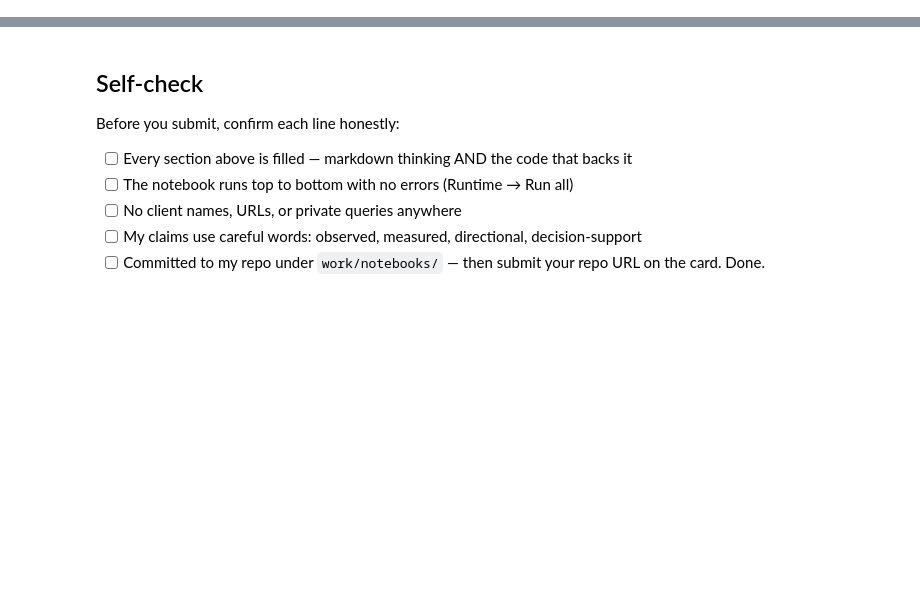
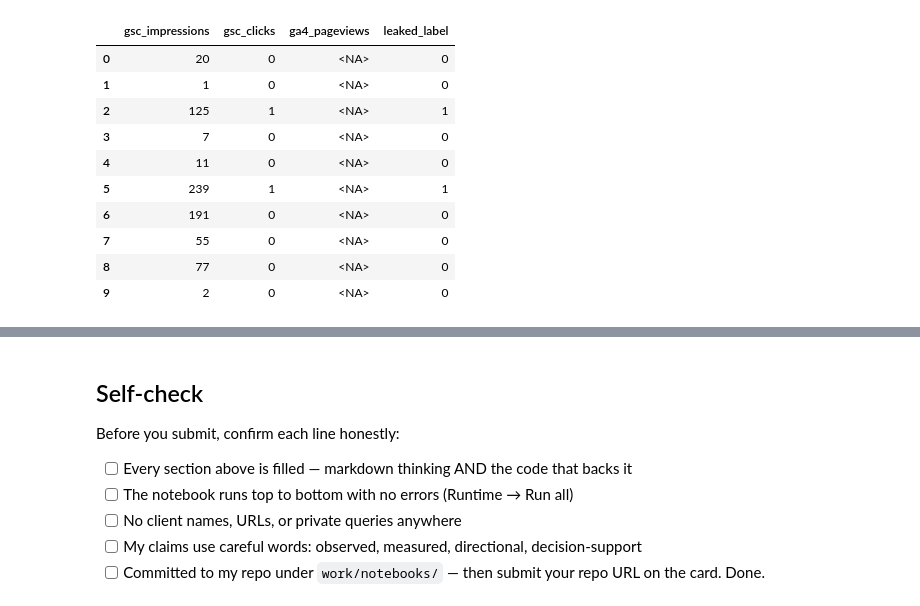
Before and after one commit to maryam884/flyrank-ml-internship, a Jupyter notebook: work/notebooks/w03_data_contract.ipynb, the cells around one changed output, grey strips where cells are left out. Cells and saved outputs as stored; diff of their text form; code cells hidden in the pictures; blank space fills up the shorter version.

```diff
--- a/work/notebooks/w03_data_contract.ipynb
+++ b/work/notebooks/w03_data_contract.ipynb
@@ -36,0 +300,30 @@ This skeleton is yours to fill. Work the sections **in order** — each one has
+# %%
+demo = con.sql(f"""
+SELECT
+gsc_impressions,
+gsc_clicks,
+ga4_pageviews,
+
+-- This is an intentionally leaked column
+gsc_clicks AS leaked_label
+
+FROM read_parquet(
+'{rel}/fact_content_daily_performance/**/*.parquet'
+)
+WHERE month='2026-03'
+LIMIT 10
+""").df()
+
+demo
+# %% [output]
+|  | gsc_impressions | gsc_clicks | ga4_pageviews | leaked_label |
+| 0 | 20 | 0 | <NA> | 0 |
+| 1 | 1 | 0 | <NA> | 0 |
+| 2 | 125 | 1 | <NA> | 1 |
+| 3 | 7 | 0 | <NA> | 0 |
+| 4 | 11 | 0 | <NA> | 0 |
+| 5 | 239 | 1 | <NA> | 1 |
+| 6 | 191 | 0 | <NA> | 0 |
+| 7 | 55 | 0 | <NA> | 0 |
+| 8 | 77 | 0 | <NA> | 0 |
+| 9 | 2 | 0 | <NA> | 0 |
```
Also changed, not shown: parts of 25 cells of this notebook.
